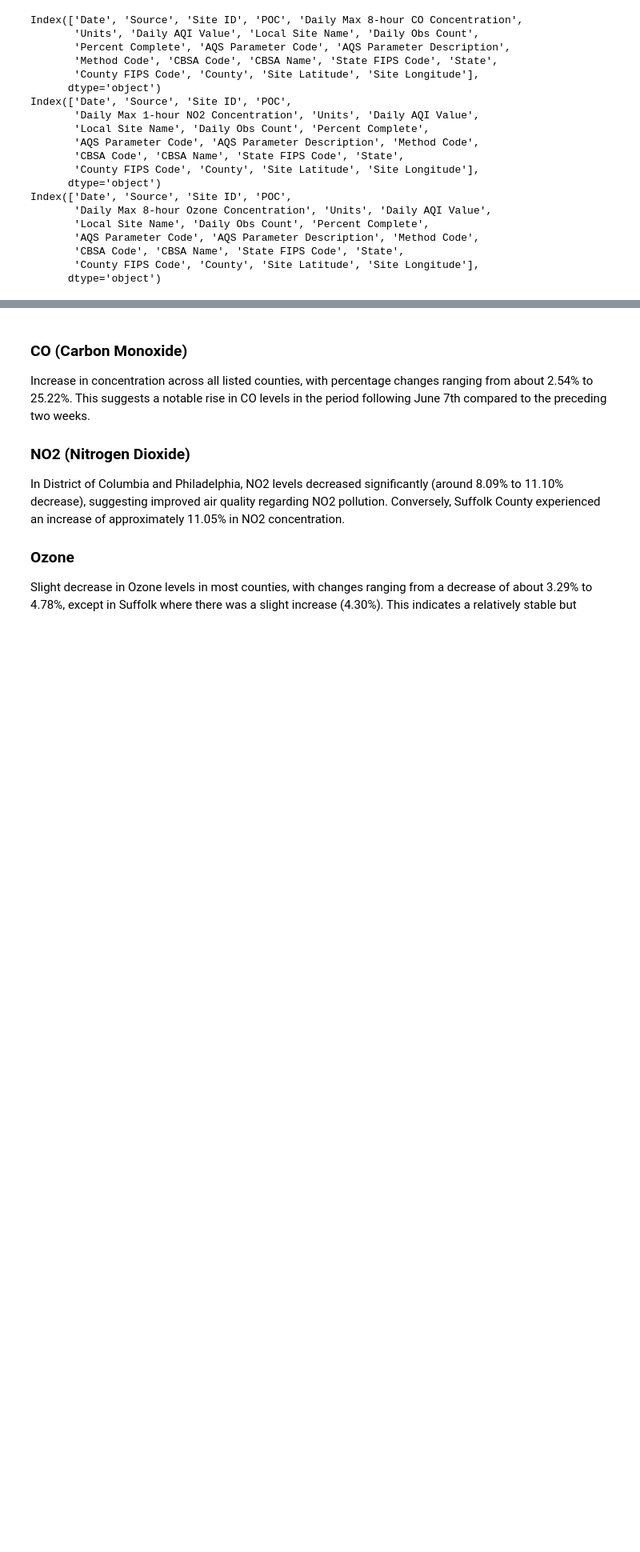
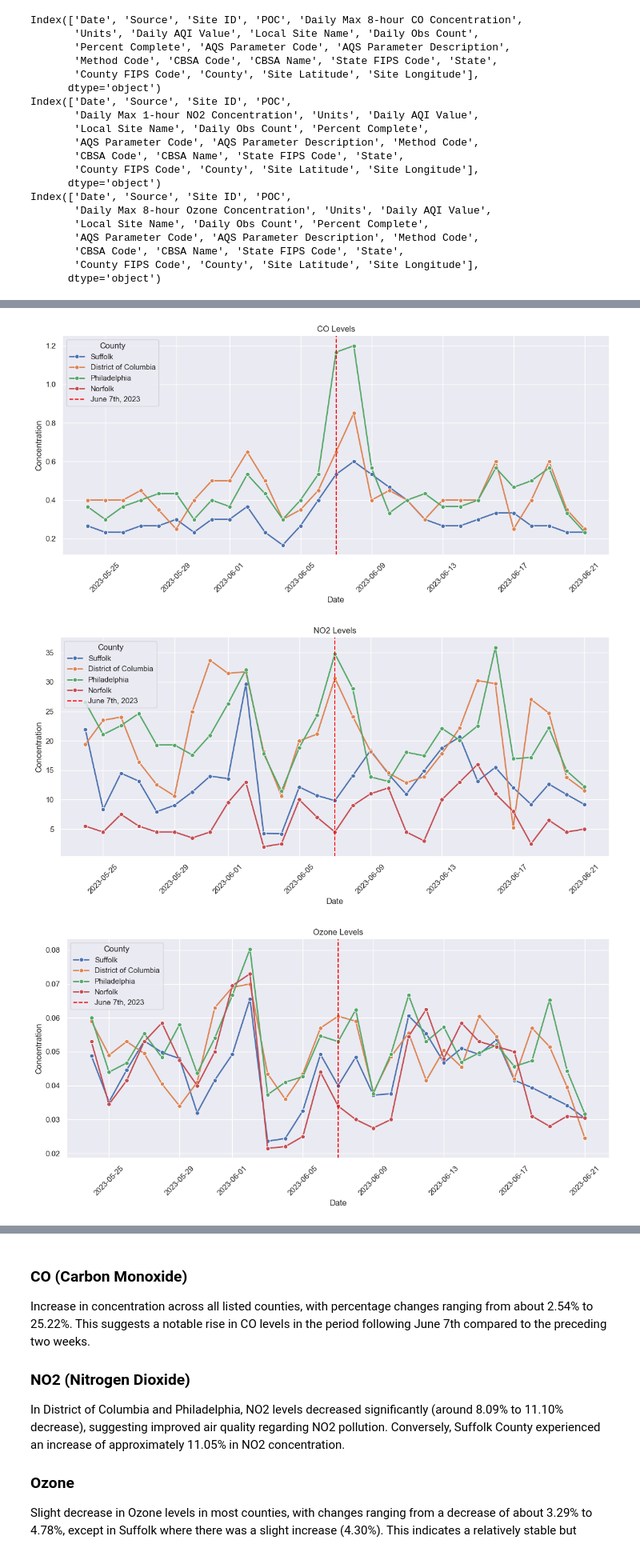
Before and after one commit to Normalitan/Air-Quality-and-Wildfire-Analysis-Project, a Jupyter notebook: EPA EDA.ipynb, the cells around one changed output, grey strips where cells are left out. Shown at 80% size. Drawn from its saved outputs; the diff is of its cells as text; code cells hidden in the pictures; blank space fills up the shorter version.

```diff
--- a/EPA EDA.ipynb
+++ b/EPA EDA.ipynb
@@ -242,0 +243,30 @@ plt.show()
+# %%
+start_date = pd.Timestamp('2023-05-24')
+end_date = pd.Timestamp('2023-06-21')
+vertical_line_date = pd.Timestamp('2023-06-07')
+
+filtered_data = combined_data[(combined_data['Date'] >= start_date) & (combined_data['Date'] <= end_date)]
+
+pollutants = filtered_data['Pollutant'].unique()
+cities = filtered_data['County'].unique()
+
+for pollutant in pollutants:
+    plt.figure(figsize=(12, 6))
+    pollutant_data = filtered_data[filtered_data['Pollutant'] == pollutant]
+
+    for city in cities:
+        city_data = pollutant_data[pollutant_data['County'] == city]
+        sns.lineplot(data=city_data, x='Date', y='Concentration', marker='o', linewidth=2, label=city, errorbar=None)
+
+    plt.title(f'{pollutant} Levels')
+    plt.axvline(x=vertical_line_date, color='red', linestyle='--', label='June 7th, 2023')
+    plt.xlabel('Date')
+    plt.ylabel('Concentration')
+    plt.xticks(rotation=45)
+    plt.legend(title='County', loc='upper left')
+    plt.tight_layout()
+    plt.show()
+# %% [output]
+[figure, added]
+[figure, added]
+[figure, added]
```
Also changed, not shown: parts of 6 cells of this notebook, 2 other files.
